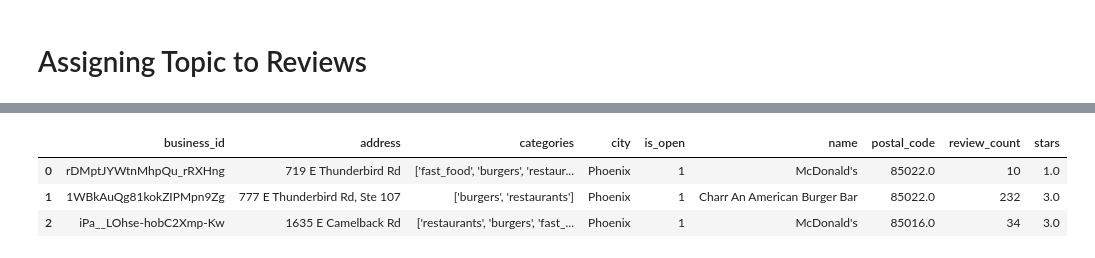
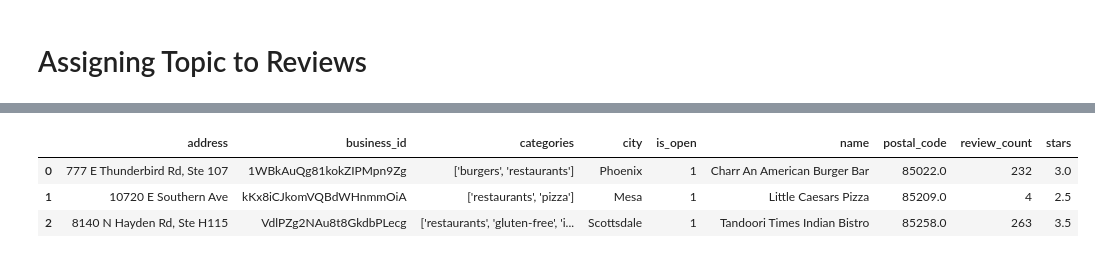
Before and after one commit to samgutentag/yelpsubtopics, a Jupyter notebook: 01_DataExploration/EDA_SUMMARY.ipynb, the cells around one changed output, grey strips where cells are left out. Cells and saved outputs as stored; diff of their text form; code cells hidden in the pictures.

Commit message:
yelp review topic assignment tests

```diff
--- a/01_DataExploration/EDA_SUMMARY.ipynb
+++ b/01_DataExploration/EDA_SUMMARY.ipynb
@@ -180,12 +225,12 @@ reviews.head(3)
 # %%
-biz = pd.read_csv('../clean_data/business_clean.csv', index_col=0)
+biz = pd.read_csv('../clean_data/az_restaurant_business_clean.csv', index_col=0)
 biz = biz.iloc[:,:9].copy()
 biz.head(3)
 # %% [output]
-|  | business_id | address | categories | city | is_open | name | postal_code | review_count | stars |
-| 0 | rDMptJYWtnMhpQu_rRXHng | 719 E Thunderbird Rd | ['fast_food', 'burgers', 'restaur... | Phoenix | 1 | McDonald's | 85022.0 | 10 | 1.0 |
-| 1 | 1WBkAuQg81kokZIPMpn9Zg | 777 E Thunderbird Rd, Ste 107 | ['burgers', 'restaurants'] | Phoenix | 1 | Charr An American Burger Bar | 85022.0 | 232 | 3.0 |
-| 2 | iPa__LOhse-hobC2Xmp-Kw | 1635 E Camelback Rd | ['restaurants', 'burgers', 'fast_... | Phoenix | 1 | McDonald's | 85016.0 | 34 | 3.0 |
+|  | address | business_id | categories | city | is_open | name | postal_code | review_count | stars |
+| 0 | 777 E Thunderbird Rd, Ste 107 | 1WBkAuQg81kokZIPMpn9Zg | ['burgers', 'restaurants'] | Phoenix | 1 | Charr An American Burger Bar | 85022.0 | 232 | 3.0 |
+| 1 | 10720 E Southern Ave | kKx8iCJkomVQBdWHnmmOiA | ['restaurants', 'pizza'] | Mesa | 1 | Little Caesars Pizza | 85209.0 | 4 | 2.5 |
+| 2 | 8140 N Hayden Rd, Ste H115 | VdlPZg2NAu8t8GkdbPLecg | ['restaurants', 'gluten-free', 'i... | Scottsdale | 1 | Tandoori Times Indian Bistro | 85258.0 | 263 | 3.5 |
 # %%
 review_df = reviews.merge(biz[['name', 'business_id']], on='business_id', how='left')
 # %%
```
Also changed, not shown: parts of 16 cells of this notebook.
